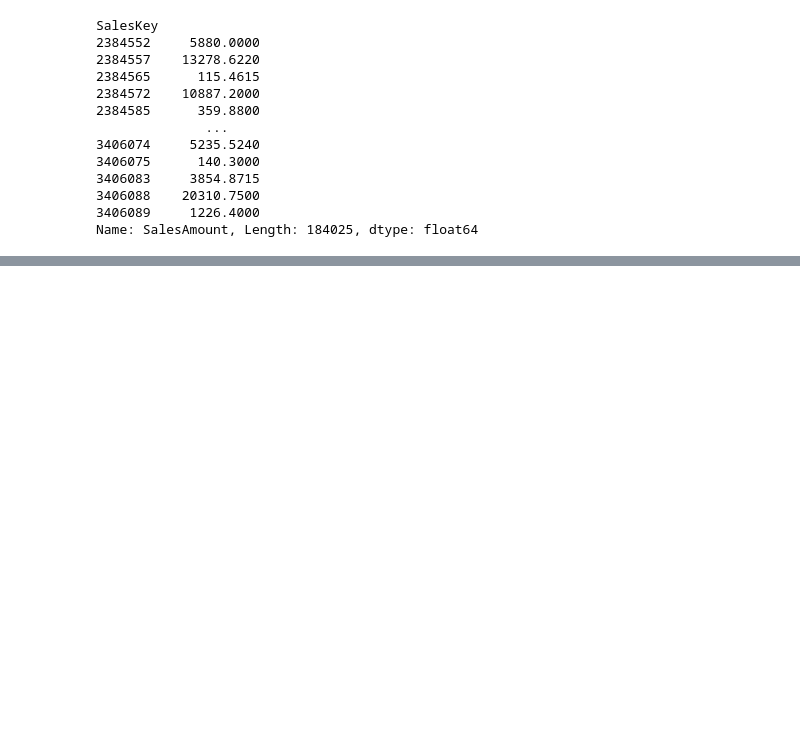
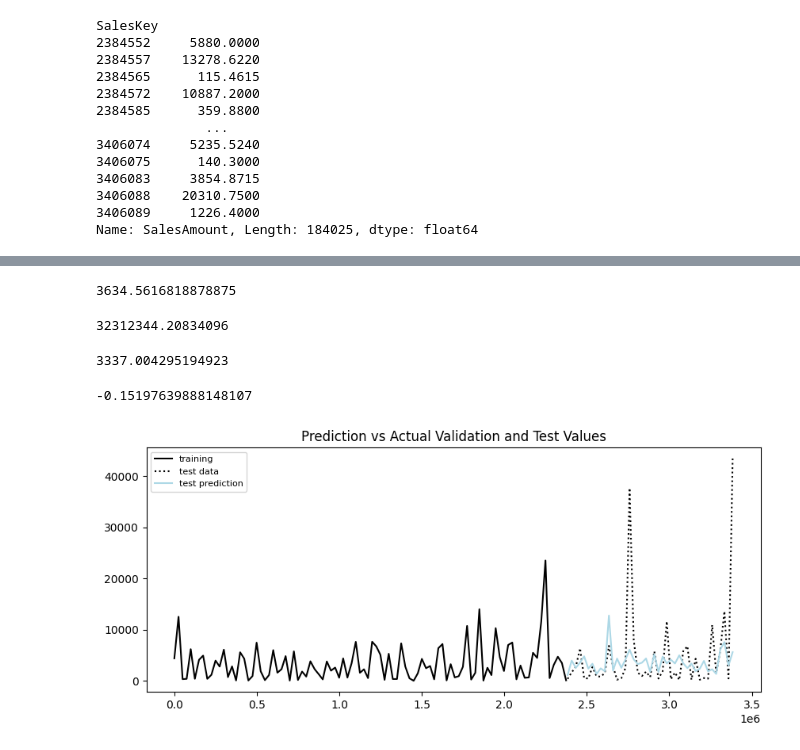
Before and after one commit to kai-pre/sales-ninja, a Jupyter notebook: notebooks/kai_timeseries-prediction.ipynb, the cells around one changed output, grey strips where cells are left out. Saved outputs shown, nothing was run; the diff lists cells and outputs as text; code cells hidden in the pictures; blank space fills up the shorter version.

```diff
--- a/notebooks/kai_timeseries-prediction.ipynb
+++ b/notebooks/kai_timeseries-prediction.ipynb
@@ -312,0 +363,11 @@ plot_prediction(y_pred_val, y_pred_test, y_train, y_val, y_test)
+# %%
+X_facts_train, X_facts_test, y_facts_train, y_facts_test = train_test_split(X_facts, y, test_size = 0.3, shuffle = False)
+# %%
+xgb_facts = XGBRegressor(max_depth=10, n_estimators=100, learning_rate=0.1, enable_categorical=True, device = "cuda")
+
+xgb_facts.fit(X_facts_train, y_facts_train,
+    # evaluate loss at each iteration
+    eval_set=[(X_facts_train, y_facts_train), (X_facts_test, y_facts_test)]#,
+    # stop iterating when eval loss increases 5 times in a row
+    # early_stopping_rounds=5
+)
@@ -312,0 +420,40 @@ plot_prediction(y_pred_val, y_pred_test, y_train, y_val, y_test)
+# %%
+y_pred = xgb_facts.predict(X_facts_test)
+# %%
+y_baseline = y_facts_test.mean()
+y_baseline
+# %% [output]
+3634.5616818878875
+# %%
+mean_squared_error(y_facts_test, y_pred)
+# %% [output]
+32312344.20834096
+# %%
+mean_absolute_error(y_facts_test, y_pred)
+# %% [output]
+3337.004295194923
+# %%
+r2_score(y_facts_test, y_pred)
+# %% [output]
+-0.15197639888148107
+# %%
+def plot_prediction(y_pred, y_train, y_test, upper=None, lower=None):
+        is_confidence_int = isinstance(upper, np.ndarray) and isinstance(lower, np.ndarray)
+        # Prepare plot series
+        y_pred_series = pd.Series(y_pred, index = y_test.index)
+        lower_series = pd.Series(upper, index = y_test.index) if is_confidence_int else None
+        upper_series = pd.Series(lower, index = y_test.index) if is_confidence_int else None
+
+        # Plot
+        plt.figure(figsize=(10,4), dpi=100)
+        plt.plot(y_train[::5000], label='training', color='black')
+        plt.plot(y_test[::5000], label='test data', color='black', ls=':')
+        if is_confidence_int:
+            plt.fill_between(lower_series.index, lower_series, upper_series, color='k', alpha=.15)
+        plt.title('Prediction vs Actual Validation and Test Values')
+        plt.plot(y_pred_series[::5000], label='test prediction', color='lightblue')
+        plt.legend(loc='upper left', fontsize=8);
+# %%
+plot_prediction(y_pred, y_facts_train, y_facts_test)
+# %% [output]
+[figure, added]
```
Also changed, not shown: parts of 28 cells of this notebook, 22 other files.
